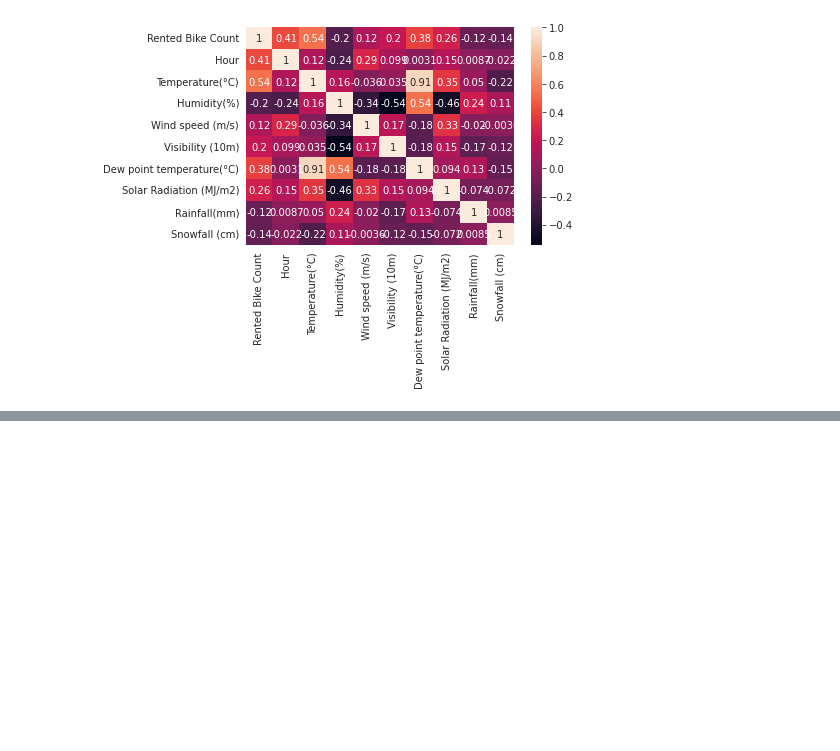
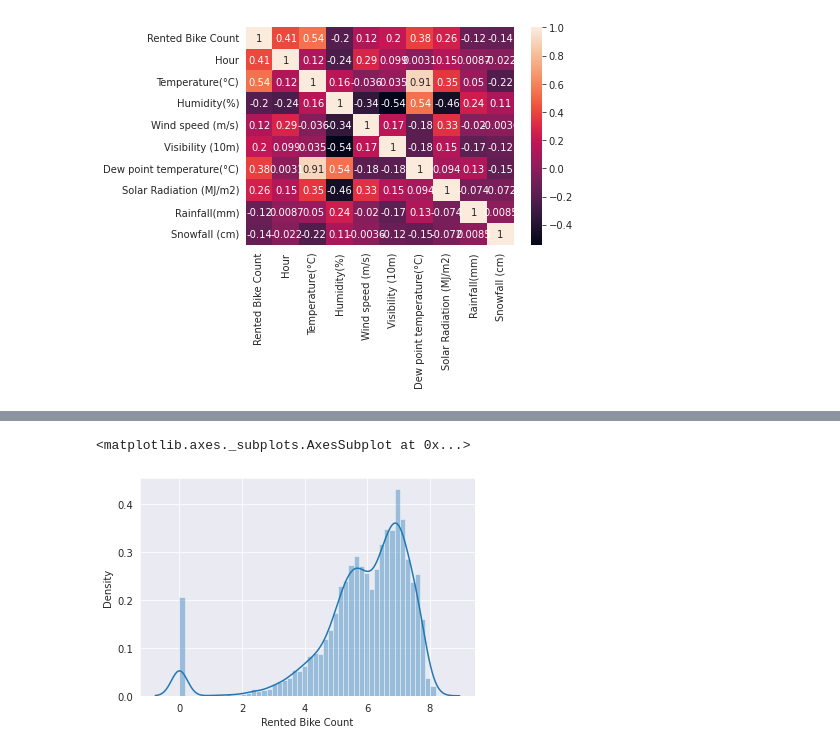
Before and after one commit to Shashankshekharpandey/Bike-Sharing-Demand-Prediction, a Jupyter notebook: Bike_Sharing_Demand_Prediction.ipynb, the cells around one changed output, grey strips where cells are left out. Saved outputs shown, nothing was run; the diff lists cells and outputs as text; code cells hidden in the pictures; blank space fills up the shorter version.

```diff
--- a/Bike_Sharing_Demand_Prediction.ipynb
+++ b/Bike_Sharing_Demand_Prediction.ipynb
@@ -154,0 +229,7 @@ sns.heatmap(data.corr(),annot=True)
+# %%
+data['Rented Bike Count']=np.log1p(data['Rented Bike Count'])
+# %%
+sns.distplot(data['Rented Bike Count'])
+# %% [output]
+<matplotlib.axes._subplots.AxesSubplot at 0x...>
+[figure, added]
```
Also changed, not shown: parts of 11 cells of this notebook.
